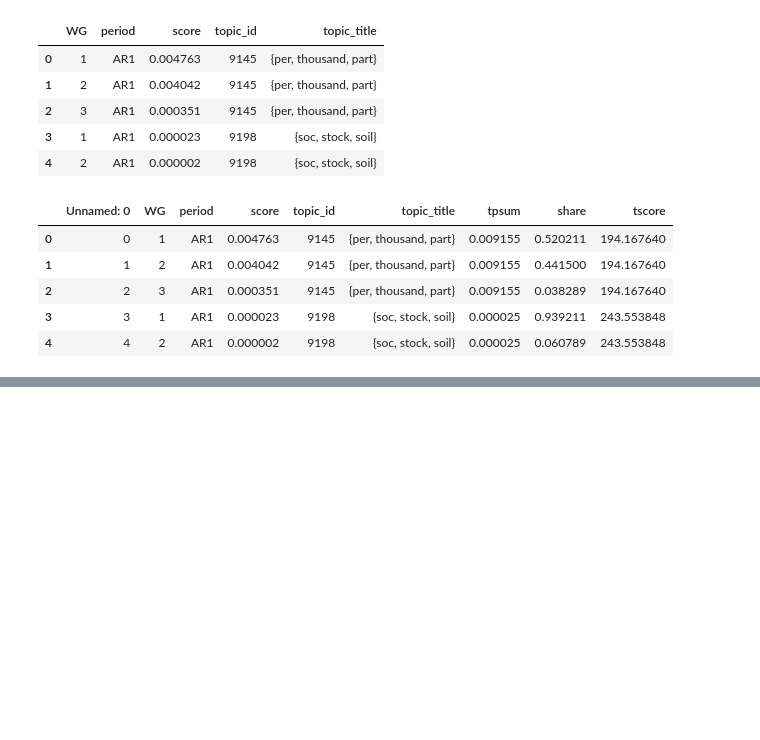
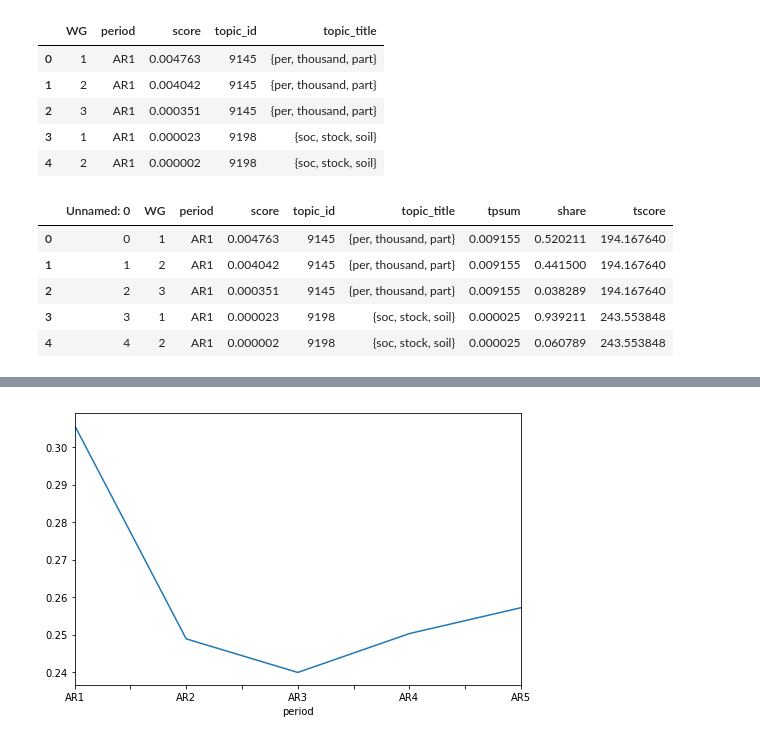
Before and after one commit to mcallaghan/cc-topography, a Jupyter notebook: code/Topic_wg_changes.ipynb, the cells around one changed output, grey strips where cells are left out. Drawn from its saved outputs; the diff is of its cells as text; code cells hidden in the pictures; blank space fills up the shorter version.

```diff
--- a/code/Topic_wg_changes.ipynb
+++ b/code/Topic_wg_changes.ipynb
@@ -169,0 +170,13 @@ plt.show()
+# %%
+df['std'] = df['share'].groupby([df['period'],df['topic_title']]).transform('std')
+
+def twin_score(x):
+    tdt = TimeDTopic.objects.get(dtopic__run_id=run_id,dtopic__title=x['topic_title'],period__title=x['period'])
+    return tdt.year_share
+
+df['year_share'] = df.apply(twin_score,axis=1)
+
+df['weighted_std'] = df['year_share']*100*df['std']
+
+df = df.sort_values(['std'])
+df[df['tpsum']>0].tail(10)
@@ -169,0 +195,8 @@ plt.show()
+# %%
+plt.rcParams["figure.figsize"] = [8,5]
+
+df['std'].groupby(df['period']).mean().plot()
+
+plt.show()
+# %% [output]
+[figure, added]
```
Also changed, not shown: parts of 18 cells of this notebook, 7 other files.
